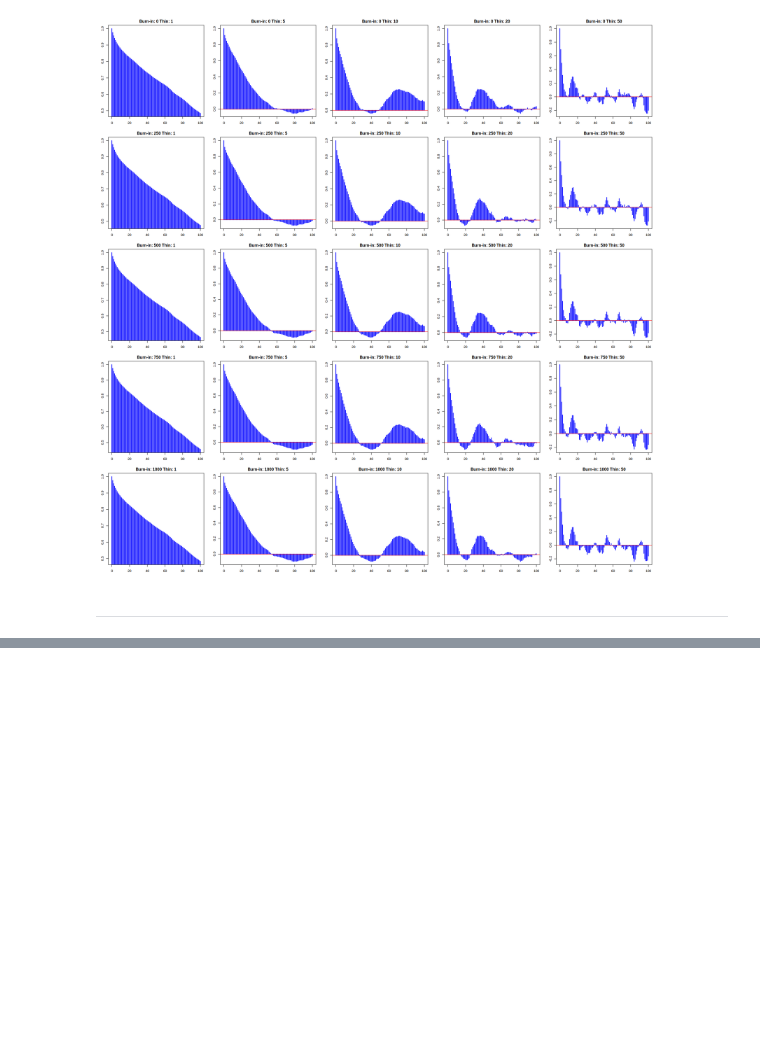
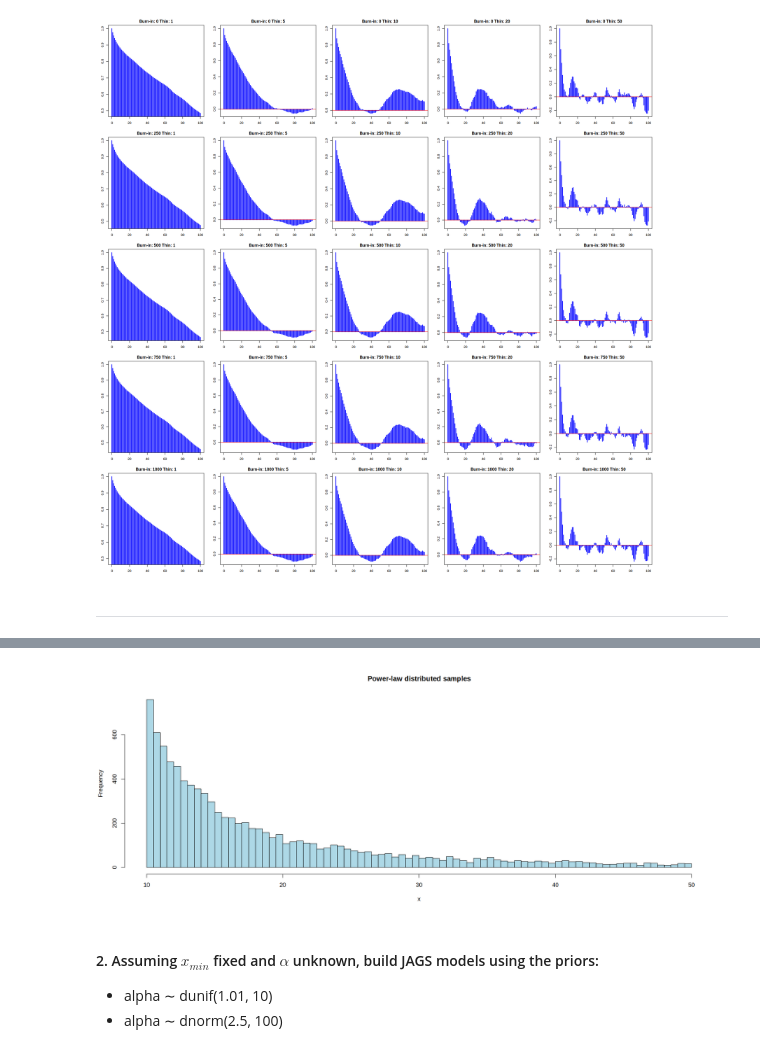
Before and after one commit to seccobenedetto/ex_Advanced_Statistics, a Jupyter notebook: lab_5/lab_5_test.ipynb, the cells around one changed output, grey strips where cells are left out. Cells and saved outputs as stored; diff of their text form; code cells hidden in the pictures; blank space fills up the shorter version.

```diff
--- a/lab_5/lab_5_test.ipynb
+++ b/lab_5/lab_5_test.ipynb
@@ -170,0 +276,19 @@ for (burn in burnin_values) {
+# %%
+# parameters:
+x_min <- 10   # x_min value
+al <- 2.5     # alfa value
+n <- 10000    # nuumber of samples
+
+# inverse cdf:
+z <- runif(n)
+inverse_cdf <- function(z) {
+    return( ( (1-z)/(x_min)^(al-1) )^(1/(1-al)) )
+}
+samples <- inverse_cdf(z)
+hist(samples[ samples<50 ], breaks=100, col='lightblue', main='Power-law distributed samples', xlab='x')
+# %% [output]
+[figure, added]
+# %% [markdown]
+#### 2. Assuming $x_{min}$ fixed and $\alpha$ unknown, build JAGS models using the priors:
+* alpha ∼ dunif(1.01, 10)
+* alpha ∼ dnorm(2.5, 100)
```
Also changed, not shown: parts of 10 cells of this notebook, 2 other files.
